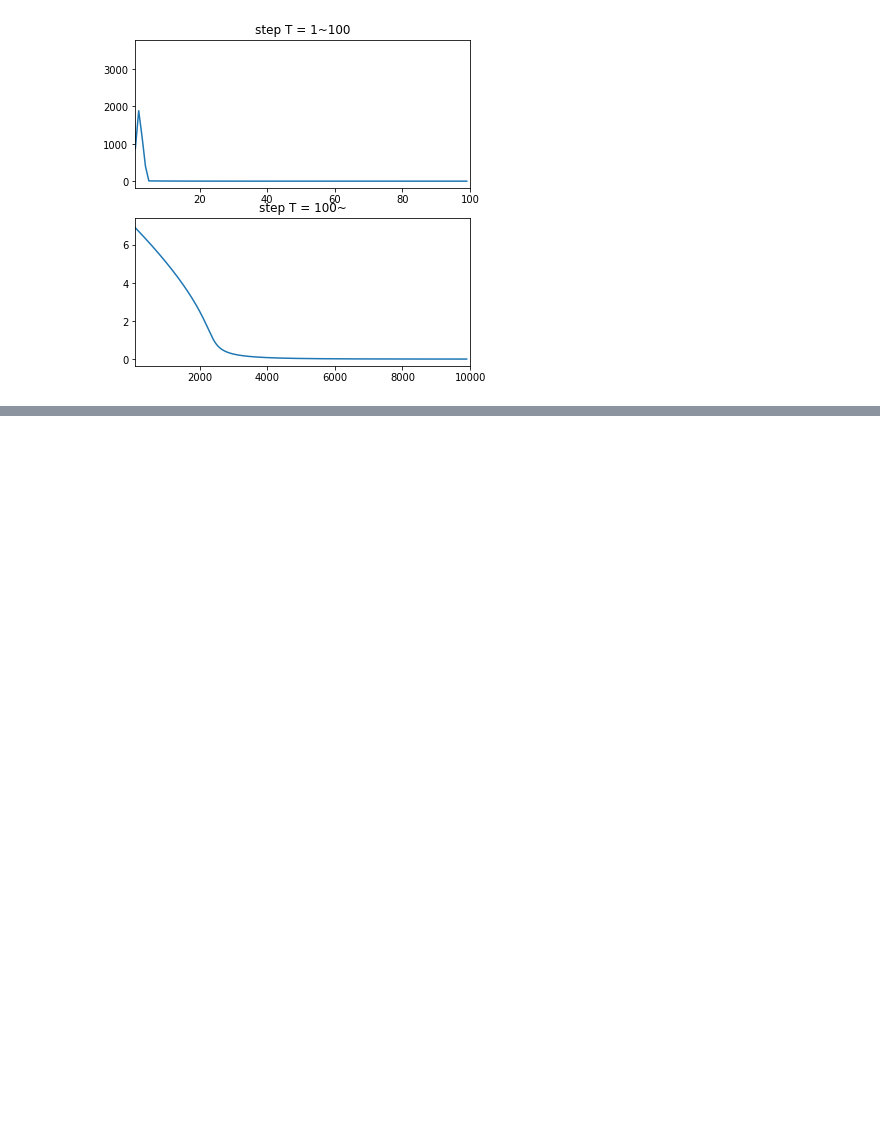
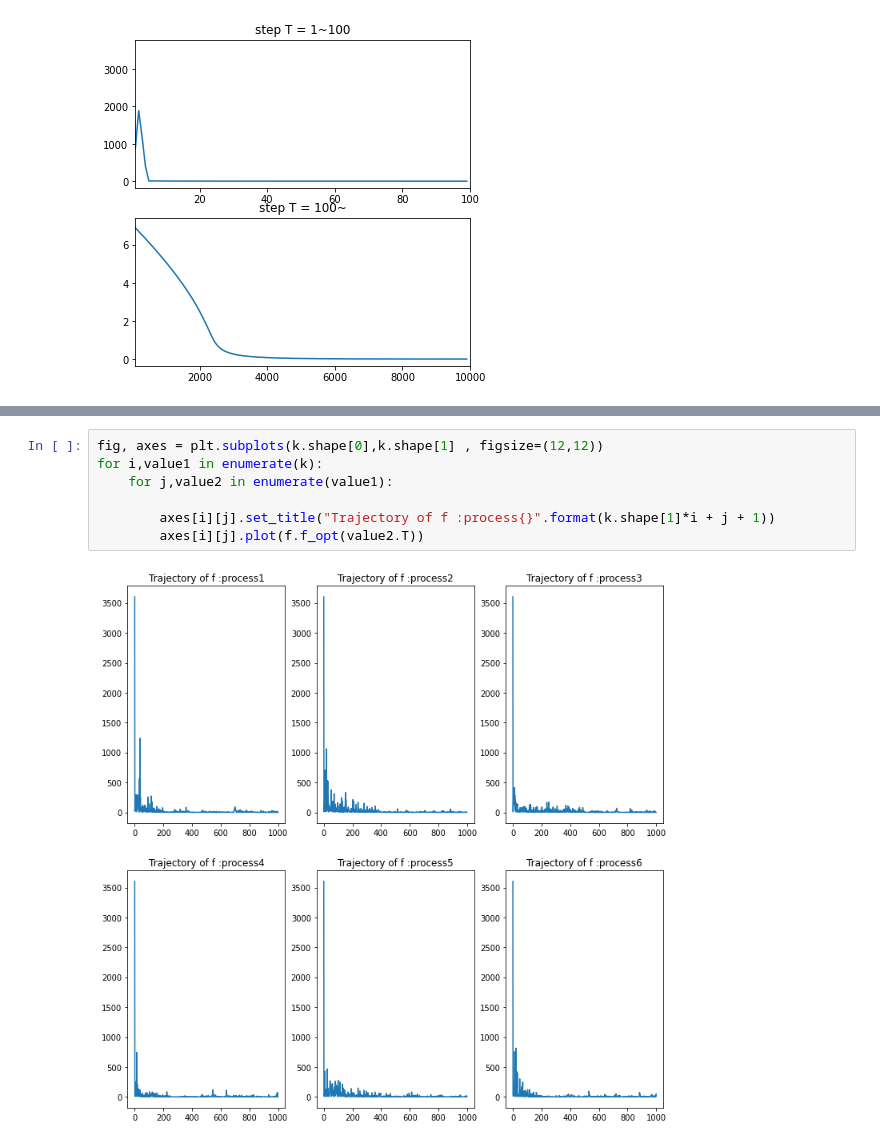
Before and after one commit to NaokiNakamichi/ML, a Jupyter notebook: GD/multiprocess_SGD.ipynb, the cells around one changed output, grey strips where cells are left out. Cells and saved outputs as stored; diff of their text form; blank space fills up the shorter version.

```diff
--- a/GD/multiprocess_SGD.ipynb
+++ b/GD/multiprocess_SGD.ipynb
@@ -181,3 +182,12 @@ fig.colorbar(mappable)
+# %%
+fig, axes = plt.subplots(k.shape[0],k.shape[1] , figsize=(12,12))
+for i,value1 in enumerate(k):
+    for j,value2 in enumerate(value1):
+
+        axes[i][j].set_title("Trajectory of f :process{}".format(k.shape[1]*i + j + 1))
+        axes[i][j].plot(f.f_opt(value2.T))
+# %% [output]
+[figure, added]
 # %%
 #　プロセスごとの結果と統合結果と真値
 ten_colors = list(colors.BASE_COLORS.keys())
```
Also changed, not shown: parts of 7 cells of this notebook.
